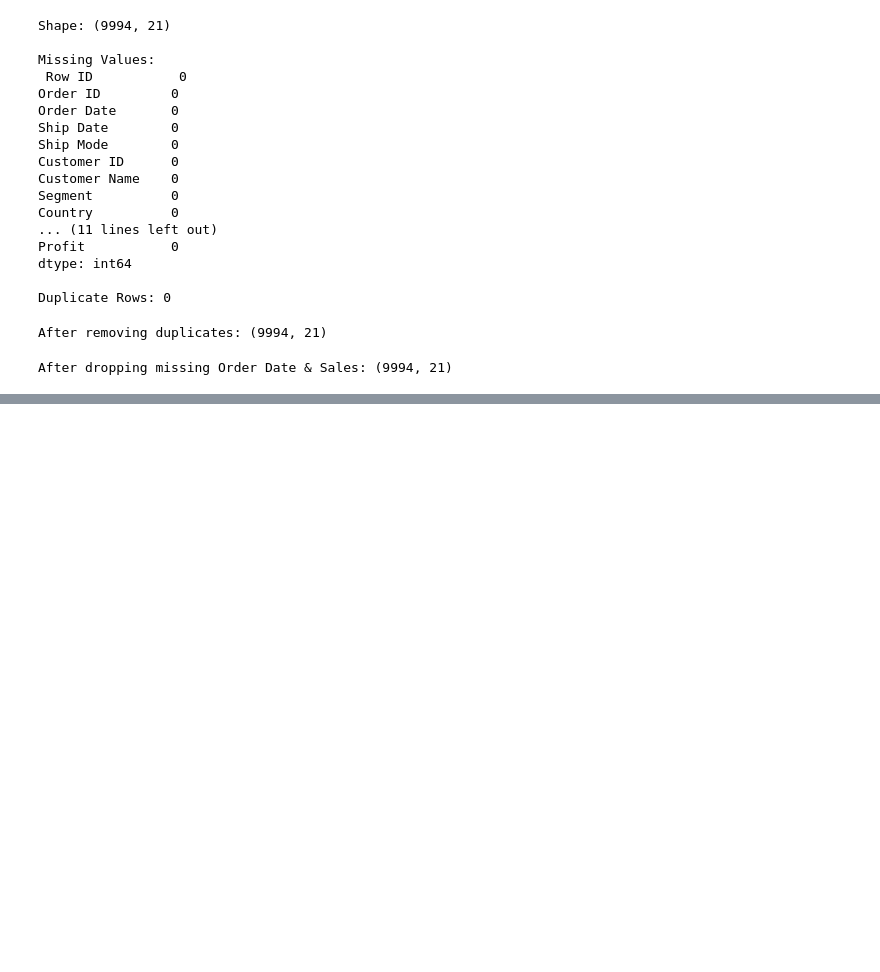
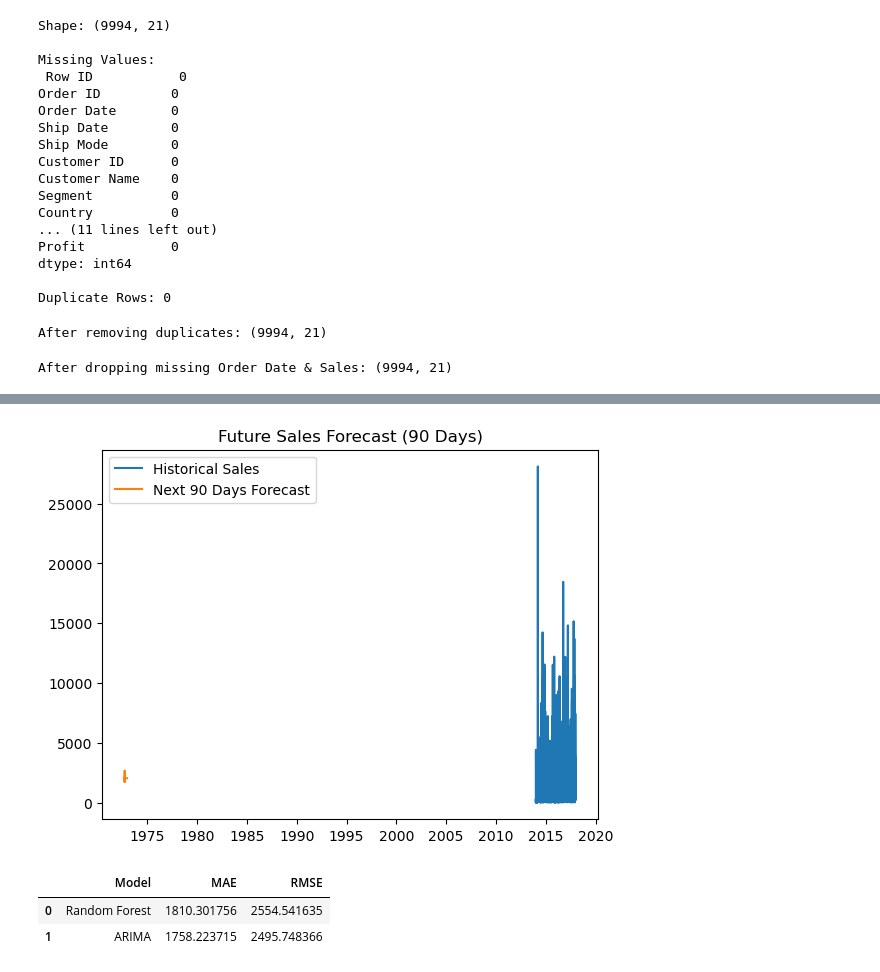
Before and after one commit to RAMAN23-stack/FUTURE_ML_01, a Jupyter notebook: notebook/sales_forecasting.ipynb, the cells around one changed output, grey strips where cells are left out. Cells and saved outputs as stored; diff of their text form; code cells hidden in the pictures; blank space fills up the shorter version.

```diff
--- a/notebook/sales_forecasting.ipynb
+++ b/notebook/sales_forecasting.ipynb
@@ -73,0 +163,29 @@ plt.show()
+# %%
+future_90 = arima_fit.forecast(steps=90)
+
+plt.figure()
+plt.plot(ts_data, label="Historical Sales")
+plt.plot(future_90, label="Next 90 Days Forecast")
+plt.legend()
+plt.title("Future Sales Forecast (90 Days)")
+plt.show()
+# %% [output]
+[figure, added]
+# %%
+results = pd.DataFrame({
+    "Model": ["Random Forest", "ARIMA"],
+    "MAE": [
+        mean_absolute_error(y_test, rf_pred),
+        mean_absolute_error(test, arima_pred)
+    ],
+    "RMSE": [
+        np.sqrt(mean_squared_error(y_test, rf_pred)),
+        np.sqrt(mean_squared_error(test, arima_pred))
+    ]
+})
+
+results
+# %% [output]
+|  | Model | MAE | RMSE |
+| 0 | Random Forest | 1810.301756 | 2554.541635 |
+| 1 | ARIMA | 1758.223715 | 2495.748366 |
```
Also changed, not shown: parts of 15 cells of this notebook.
